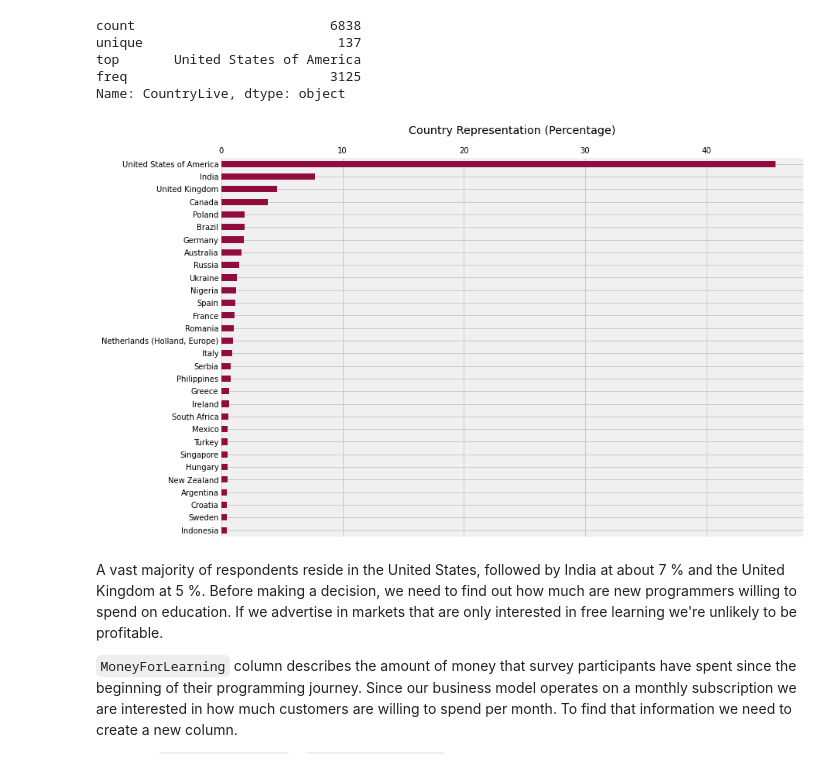
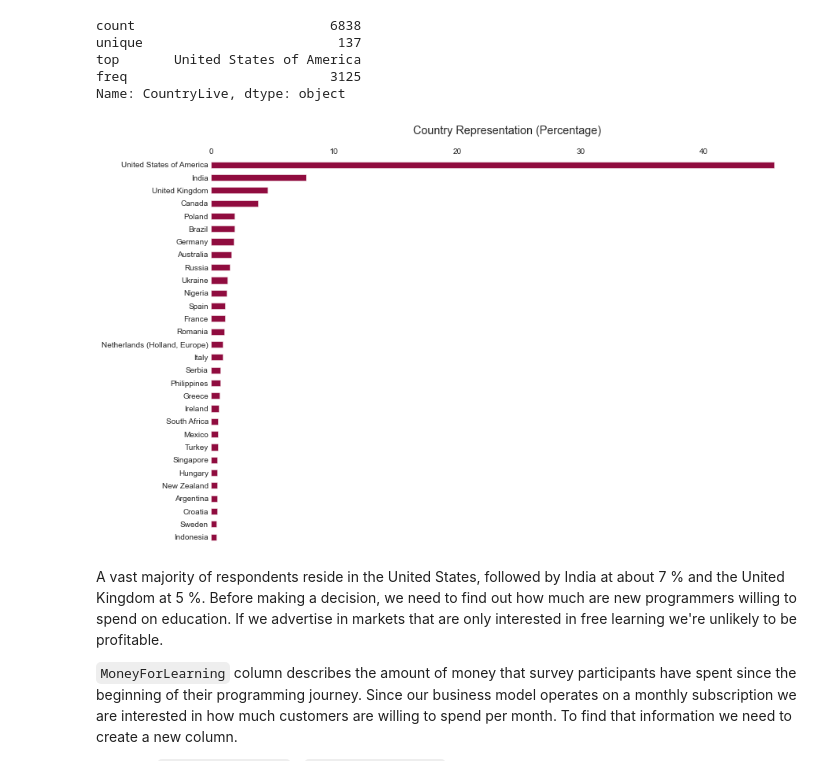
Before and after one commit to paul-trood/Portfolio-Best_Markets_for_Advertising, a Jupyter notebook: coding_survey.ipynb, the cells around one changed output. Saved outputs shown, nothing was run; the diff lists cells and outputs as text; code cells hidden in the pictures.

```diff
--- a/coding_survey.ipynb
+++ b/coding_survey.ipynb
@@ -372,15 +372,16 @@ freq                          3125
 Name: CountryLive, dtype: object
 # %%
 # Percentage of each country in dataframe
+sns.set_style("white")
 fig, ax = plt.subplots(figsize = (12, 9))
 ax = (survey["CountryLive"].value_counts(normalize= True).head(30) * 100).plot(kind="barh", color = "#900C3F")
 plt.title("Country Representation (Percentage)", y = 1.05)
 plt.gca().spines[["right", "left", "top", "bottom"]].set_visible(False)
 plt.gca().invert_yaxis()
 ax.xaxis.tick_top()
 plt.show()
 # %% [output]
-[figure, old version]
+[figure, new version]
 # %% [markdown]
 A vast majority of respondents reside in the United States, followed by India at about 7 % and the United Kingdom at 5 %. Before making a decision, we need to find out how much are new programmers willing to spend on education. If we advertise in markets that are only interested in free learning we're unlikely to be profitable.
 
```
Also changed, not shown: parts of 29 cells of this notebook.
